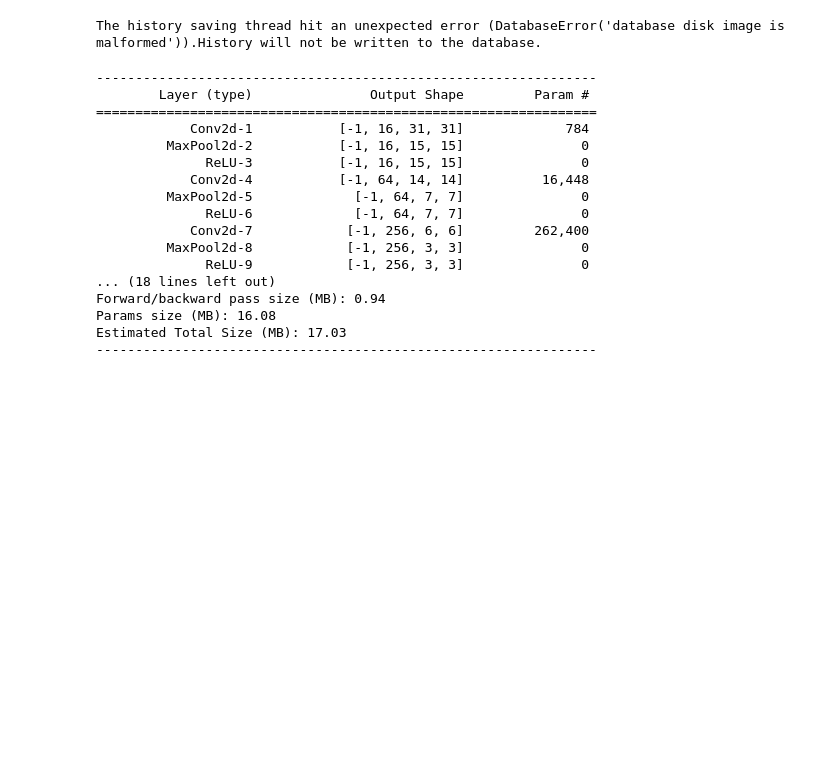
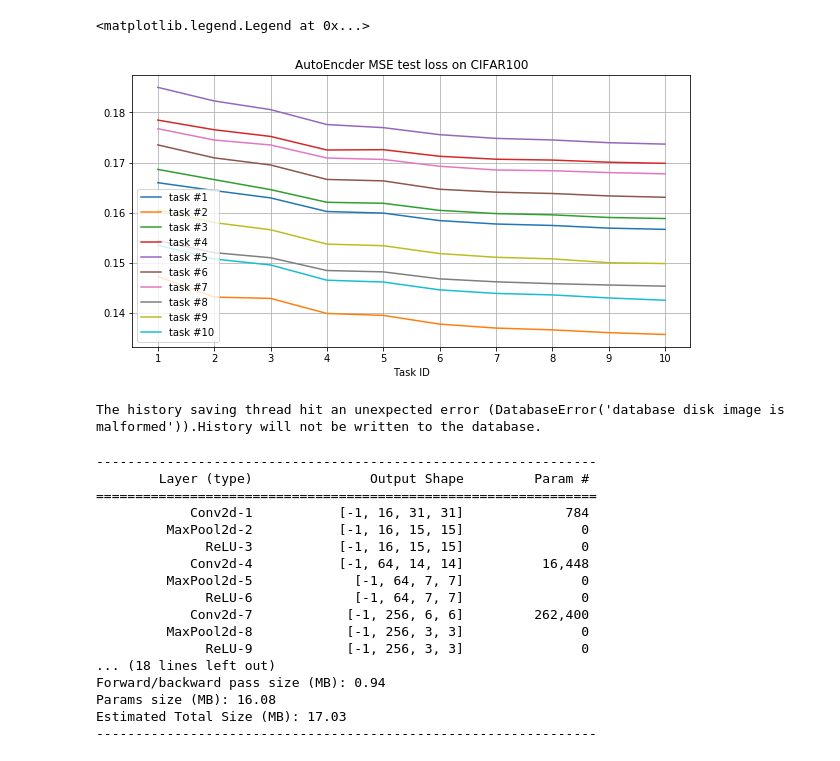
Before and after one commit to universome/class-norm, a Jupyter notebook: notebooks/zoo.ipynb, the cells around one changed output. Saved outputs shown, nothing was run; the diff lists cells and outputs as text; code cells hidden in the pictures; blank space fills up the shorter version.

```diff
--- a/notebooks/zoo.ipynb
+++ b/notebooks/zoo.ipynb
@@ -0,0 +1,12 @@
+# %%
+data = [[0.16596746444702148, 0.14723217487335205, 0.16862337291240692, 0.1784735471010208, 0.18501153588294983, 0.17351874709129333, 0.17675192654132843, 0.15439151227474213, 0.16053058207035065, 0.15348516404628754],
+[0.16439881920814514, 0.14311957359313965, 0.166583850979805, 0.17654326558113098, 0.18229390680789948, 0.17092767357826233, 0.17449146509170532, 0.1519944816827774, 0.15799830853939056, 0.15073053538799286],
+[0.1629301756620407, 0.14285555481910706, 0.16458484530448914, 0.17520974576473236, 0.18056359887123108, 0.16950908303260803, 0.17350177466869354, 0.15097929537296295, 0.15656642615795135, 0.14953304827213287],
+[0.16020750999450684, 0.1398461014032364, 0.1620510369539261, 0.17249682545661926, 0.17758037149906158, 0.1666194051504135, 0.1708976924419403, 0.14842458069324493, 0.1537001132965088, 0.1464899480342865],
+[0.15989643335342407, 0.13946221768856049, 0.16185888648033142, 0.17255952954292297, 0.17696425318717957, 0.1663307398557663, 0.17061077058315277, 0.1481555551290512, 0.15338270366191864, 0.14612841606140137],
+[0.15839391946792603, 0.13772137463092804, 0.160440132021904, 0.1712443232536316, 0.17556223273277283, 0.16465798020362854, 0.16925156116485596, 0.1467592418193817, 0.15181519091129303, 0.14456097781658173],
+[0.15771664679050446, 0.13692861795425415, 0.15979452431201935, 0.17065738141536713, 0.1748204231262207, 0.16407817602157593, 0.16850386559963226, 0.14616869390010834, 0.15106694400310516, 0.14385278522968292],
+[0.15742452442646027, 0.13657161593437195, 0.15954752266407013, 0.17048782110214233, 0.17450089752674103, 0.16381144523620605, 0.16835883259773254, 0.14580312371253967, 0.15074993669986725, 0.14355120062828064],
+[0.15688972175121307, 0.13601015508174896, 0.1590193808078766, 0.17005881667137146, 0.1739557385444641, 0.16332513093948364, 0.16798865795135498, 0.14553025364875793, 0.14998456835746765, 0.1429470330476761],
+[0.1566445380449295, 0.1356562376022339, 0.15880896151065826, 0.16983510553836823, 0.17367267608642578, 0.163054421544075, 0.16773642599582672, 0.14530286192893982, 0.1498178243637085, 0.14248628914356232]]
+data = np.array(data).T
@@ -1,3 +17,15 @@
+# %%
+plt.figure(figsize=(10, 5))
+plt.title('AutoEncder MSE test loss on CIFAR100')
+for task_id, task_data in enumerate(data):
+    plt.plot(task_data, label=f'task #{task_id + 1}')
+plt.grid()
+plt.xlabel('Task ID')
+plt.xticks(np.arange(10), np.arange(10) + 1)
+plt.legend()
+# %% [output]
+<matplotlib.legend.Legend at 0x...>
+[figure, added]
 # %%
 import sys; sys.path.append('..')
 import torch
```
Also changed, not shown: parts of 1 cell of this notebook, 11 other files.
